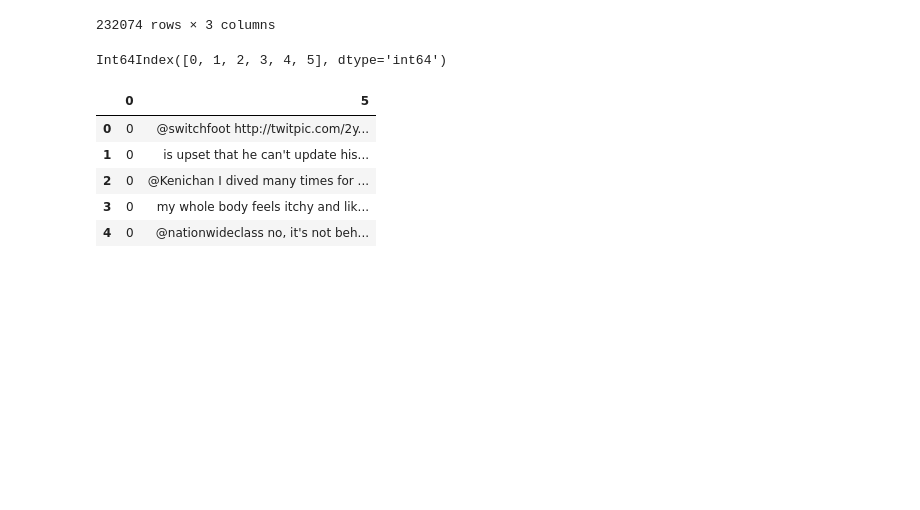
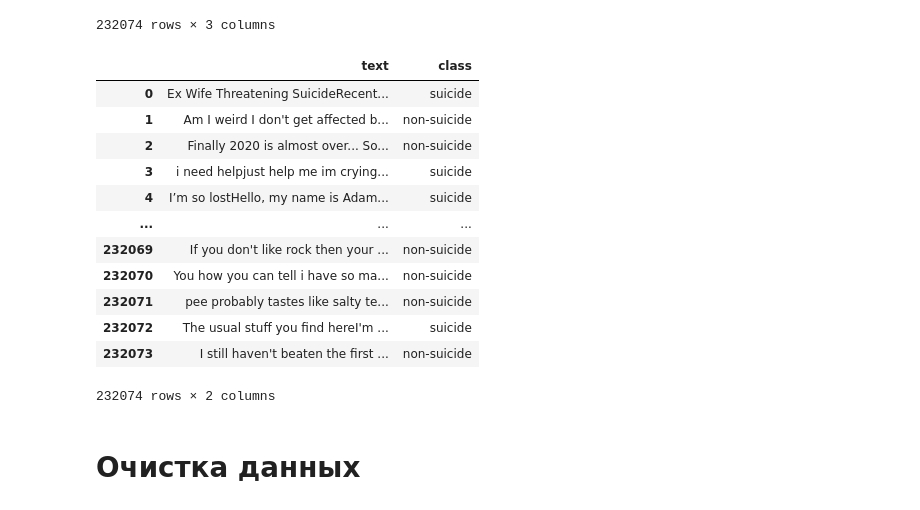
Before and after one commit to Mamedova-S/VKR_Mamedova, a Jupyter notebook: src/main.ipynb, the cells around one changed output. Cells and saved outputs as stored; diff of their text form; code cells hidden in the pictures; blank space fills up the shorter version.

```diff
--- a/src/main.ipynb
+++ b/src/main.ipynb
@@ -38,3 +144,22 @@ data_depressive
 | 232072 | 348108 | The usual stuff you find hereI'm ... | suicide |
 | 232073 | 348110 | I still haven't beaten the first ... | non-suicide |
 232074 rows × 3 columns
+# %%
+# Удалим первый столбец
+data_depressive = data_depressive.drop('Unnamed: 0',axis=1)
+# %%
+data_depressive
+# %% [output]
+|  | text | class |
+| 0 | Ex Wife Threatening SuicideRecent... | suicide |
+| 1 | Am I weird I don't get affected b... | non-suicide |
+| 2 | Finally 2020 is almost over... So... | non-suicide |
+| 3 | i need helpjust help me im crying... | suicide |
+| 4 | I’m so lostHello, my name is Adam... | suicide |
+| ... | ... | ... |
+| 232069 | If you don't like rock then your ... | non-suicide |
+| 232070 | You how you can tell i have so ma... | non-suicide |
+| 232071 | pee probably tastes like salty te... | non-suicide |
+| 232072 | The usual stuff you find hereI'm ... | suicide |
+| 232073 | I still haven't beaten the first ... | non-suicide |
+232074 rows × 2 columns
@@ -41,15 +169,4 @@ data_depressive
 # %%
 columns=data_random.columns
-columns
-# %% [output]
-Int64Index([0, 1, 2, 3, 4, 5], dtype='int64')
 # %%
-data_random.drop([1,2,3,4],axis=1,inplace=True)
-data_random.head()
+data_random.drop([1,2,3],axis=1,inplace=True)
-# %% [output]
-|  | 0 | 5 |
-| 0 | 0 | @switchfoot http://twitpic.com/2y... |
-| 1 | 0 | is upset that he can't update his... |
-| 2 | 0 | @Kenichan I dived many times for ... |
-| 3 | 0 | my whole body feels itchy and lik... |
-| 4 | 0 | @nationwideclass no, it's not beh... |
@@ -56,3 +175,5 @@ data_random.head()
+# %% [markdown]
+# Очистка данных
 # %%
 def clean_tweet(tweet):
     return ' '.join(re.sub("(@[A-Za-z0-9]+)|([^0-9A-Za-z \t])|(\d+)|(\w+:\/\/\S+)", " ", tweet).split())
```
Also changed, not shown: parts of 83 cells of this notebook.
